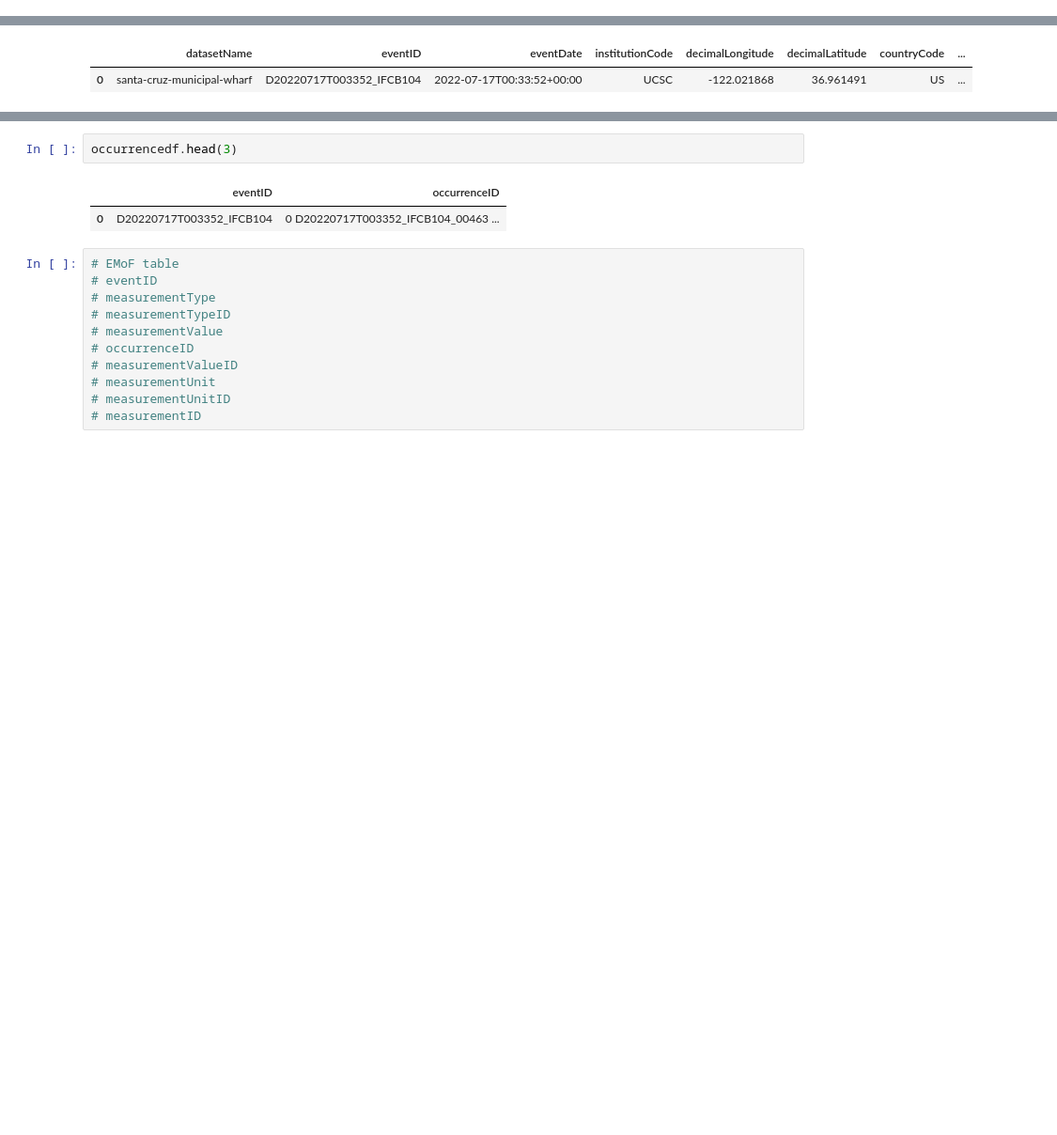
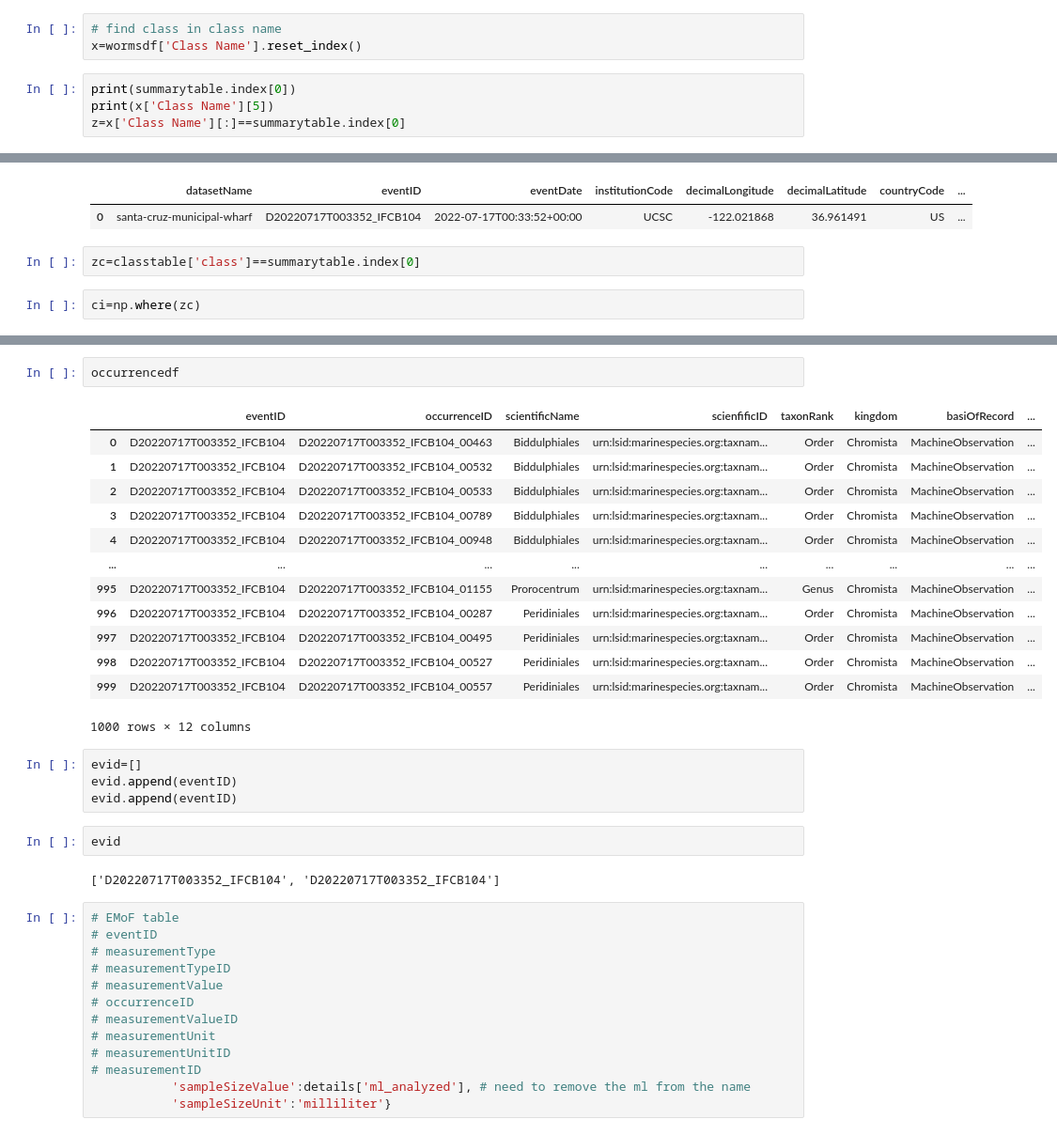
Before and after one commit to CeNCOOS/OBIS_workshop_2024_IFCB, a Jupyter notebook: getSantaCruzdata.ipynb, the cells around one changed output, grey strips where cells are left out. Shown at 94% size. Drawn from its saved outputs; the diff is of its cells as text; blank space fills up the shorter version.

```diff
--- a/getSantaCruzdata.ipynb
+++ b/getSantaCruzdata.ipynb
@@ -313,3 +280,10 @@ summarytable.head(3)
 | Centric | 5 |
 | Gymnodinium | 15 |
 | NanoP_less10 | 829 |
+# %%
+# find class in class name
+x=wormsdf['Class Name'].reset_index()
+# %%
+print(summarytable.index[0])
+print(x['Class Name'][5])
+z=x['Class Name'][:]==summarytable.index[0]
@@ -372,3 +370,7 @@ eventdf
 # %% [output]
 |  | datasetName | eventID | eventDate | institutionCode | decimalLongitude | decimalLatitude | countryCode | ... |
 | 0 | santa-cruz-municipal-wharf | D20220717T003352_IFCB104 | 2022-07-17T00:33:52+00:00 | UCSC | -122.021868 | 36.961491 | US | ... |
+# %%
+zc=classtable['class']==summarytable.index[0]
+# %%
+ci=np.where(zc)
@@ -404,8 +495,27 @@ occurrencedf=pd.DataFrame.from_dict([occurrencedict])
+# %%
+occurrencedf
+# %% [output]
+|  | eventID | occurrenceID | scientificName | scienfificID | taxonRank | kingdom | basiOfRecord | ... |
+| 0 | D20220717T003352_IFCB104 | D20220717T003352_IFCB104_00463 | Biddulphiales | urn:lsid:marinespecies.org:taxnam... | Order | Chromista | MachineObservation | ... |
+| 1 | D20220717T003352_IFCB104 | D20220717T003352_IFCB104_00532 | Biddulphiales | urn:lsid:marinespecies.org:taxnam... | Order | Chromista | MachineObservation | ... |
+| 2 | D20220717T003352_IFCB104 | D20220717T003352_IFCB104_00533 | Biddulphiales | urn:lsid:marinespecies.org:taxnam... | Order | Chromista | MachineObservation | ... |
+| 3 | D20220717T003352_IFCB104 | D20220717T003352_IFCB104_00789 | Biddulphiales | urn:lsid:marinespecies.org:taxnam... | Order | Chromista | MachineObservation | ... |
+| 4 | D20220717T003352_IFCB104 | D20220717T003352_IFCB104_00948 | Biddulphiales | urn:lsid:marinespecies.org:taxnam... | Order | Chromista | MachineObservation | ... |
+| ... | ... | ... | ... | ... | ... | ... | ... | ... |
+| 995 | D20220717T003352_IFCB104 | D20220717T003352_IFCB104_01155 | Prorocentrum | urn:lsid:marinespecies.org:taxnam... | Genus | Chromista | MachineObservation | ... |
+| 996 | D20220717T003352_IFCB104 | D20220717T003352_IFCB104_00287 | Peridiniales | urn:lsid:marinespecies.org:taxnam... | Order | Chromista | MachineObservation | ... |
+| 997 | D20220717T003352_IFCB104 | D20220717T003352_IFCB104_00495 | Peridiniales | urn:lsid:marinespecies.org:taxnam... | Order | Chromista | MachineObservation | ... |
+| 998 | D20220717T003352_IFCB104 | D20220717T003352_IFCB104_00527 | Peridiniales | urn:lsid:marinespecies.org:taxnam... | Order | Chromista | MachineObservation | ... |
+| 999 | D20220717T003352_IFCB104 | D20220717T003352_IFCB104_00557 | Peridiniales | urn:lsid:marinespecies.org:taxnam... | Order | Chromista | MachineObservation | ... |
+1000 rows × 12 columns
 # %%
-occurrencedf.head(3)
+evid=[]
+evid.append(eventID)
+evid.append(eventID)
-# %% [output]
-|  | eventID | occurrenceID |
-| 0 | D20220717T003352_IFCB104 | 0 D20220717T003352_IFCB104_00463 ... |
+# %%
+evid
+# %% [output]
+['D20220717T003352_IFCB104', 'D20220717T003352_IFCB104']
 # %%
 # EMoF table
 # eventID
@@ -417,3 +527,5 @@ occurrencedf.head(3)
 # measurementUnit
 # measurementUnitID
 # measurementID
+           'sampleSizeValue':details['ml_analyzed'], # need to remove the ml from the name
+           'sampleSizeUnit':'milliliter'}
```
Also changed, not shown: parts of 15 cells of this notebook.
